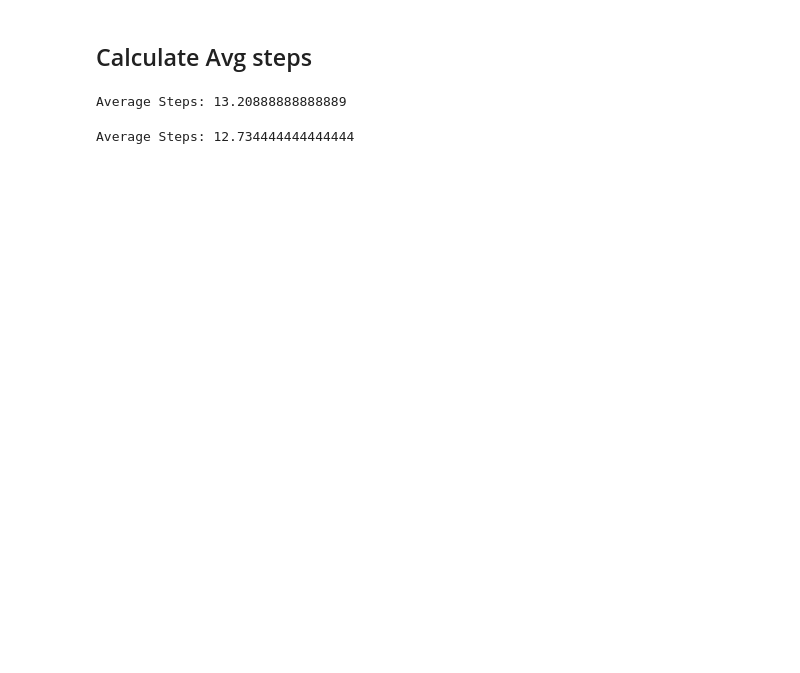
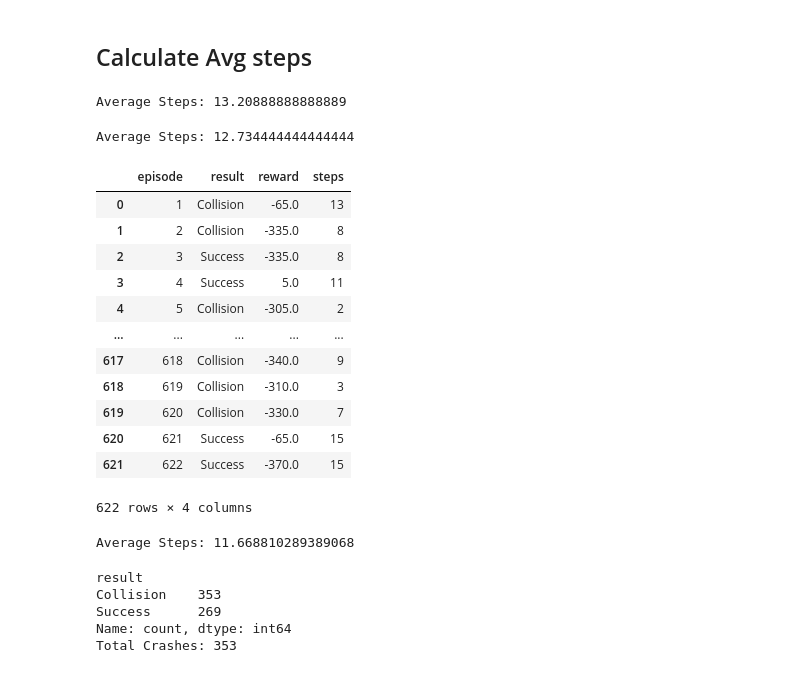
Before and after one commit to DRL-Research/RL, a Jupyter notebook: benchmark_comparison/generate_graphs.ipynb, the cells around one changed output. Drawn from its saved outputs; the diff is of its cells as text; code cells hidden in the pictures; blank space fills up the shorter version.

```diff
--- a/benchmark_comparison/generate_graphs.ipynb
+++ b/benchmark_comparison/generate_graphs.ipynb
@@ -243,3 +250,39 @@ Average Steps: 12.734444444444444
 # # To specifically access the number of collisions:
 # num_crashes = result_counts.get('Collision', 0)
 # print(f"Total Crashes: {num_crashes}")
+# %%
+df_MAPS = parse_our_method(logs_our_method)
+# %%
+df_MAPS
+# %% [output]
+|  | episode | result | reward | steps |
+| 0 | 1 | Collision | -65.0 | 13 |
+| 1 | 2 | Collision | -335.0 | 8 |
+| 2 | 3 | Success | -335.0 | 8 |
+| 3 | 4 | Success | 5.0 | 11 |
+| 4 | 5 | Collision | -305.0 | 2 |
+| ... | ... | ... | ... | ... |
+| 617 | 618 | Collision | -340.0 | 9 |
+| 618 | 619 | Collision | -310.0 | 3 |
+| 619 | 620 | Collision | -330.0 | 7 |
+| 620 | 621 | Success | -65.0 | 15 |
+| 621 | 622 | Success | -370.0 | 15 |
+622 rows × 4 columns
+# %%
+avg_steps = df_MAPS['steps'].mean()
+print(f"Average Steps: {avg_steps}")
+# %% [output]
+Average Steps: 11.668810289389068
+# %%
+result_counts = df_MAPS['result'].value_counts()
+print(result_counts)
+
+# To specifically access the number of collisions:
+num_crashes = result_counts.get('Collision', 0)
+print(f"Total Crashes: {num_crashes}")
+# %% [output]
+result
+Collision    353
+Success      269
+Name: count, dtype: int64
+Total Crashes: 353
```
Also changed, not shown: parts of 4 cells of this notebook, 6 other files.
